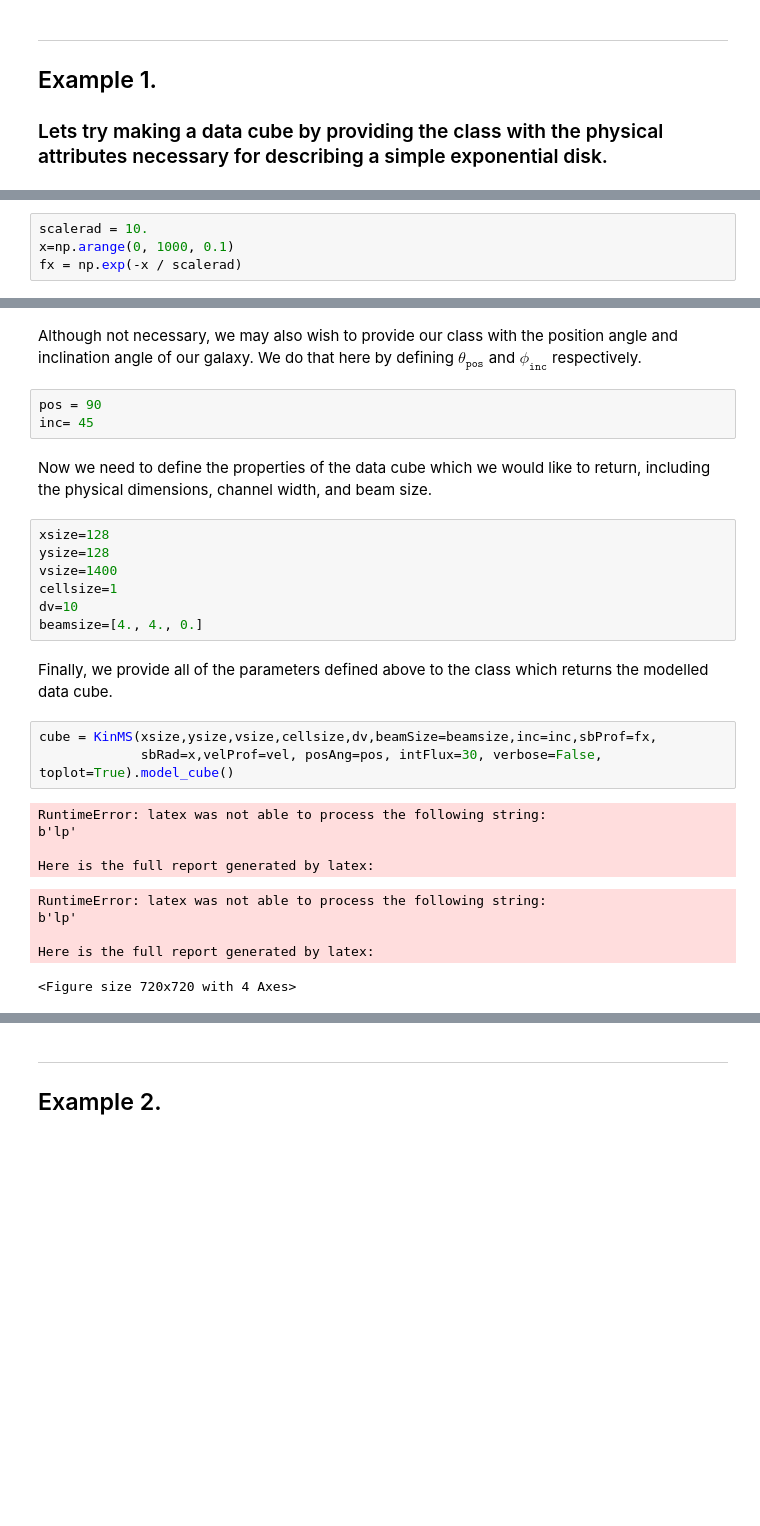
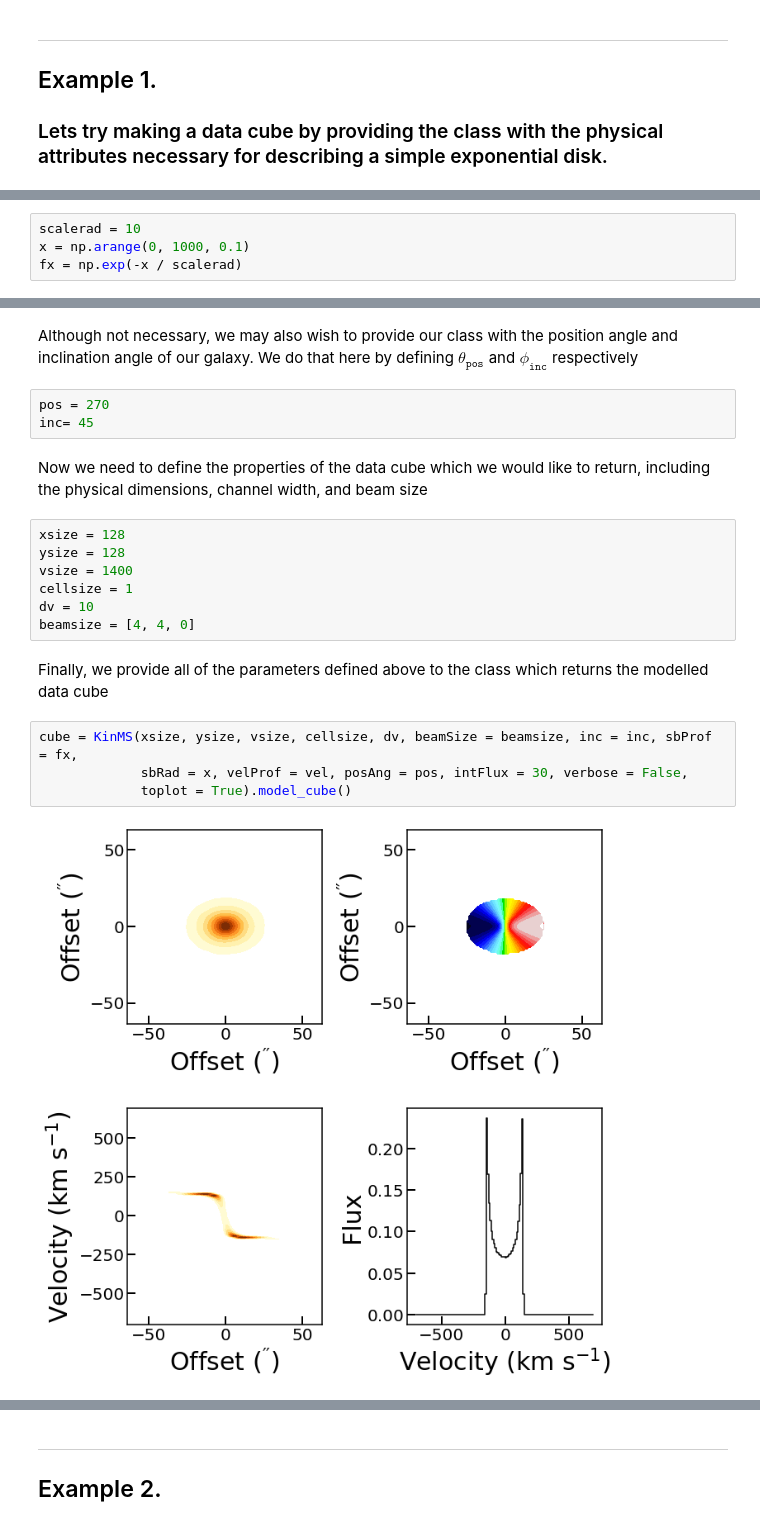
Before and after one commit to TimothyADavis/KinMSpy, a Jupyter notebook: KinMS_example_notebook.ipynb, the cells around one changed output, grey strips where cells are left out. Cells and saved outputs as stored; diff of their text form; blank space fills up the shorter version.

```diff
--- a/KinMS_example_notebook.ipynb
+++ b/KinMS_example_notebook.ipynb
@@ -39,5 +39,5 @@ First lets start by creating a surface brightness profile which decays radially.
 # %%
-scalerad = 10.
-x=np.arange(0, 1000, 0.1)
+scalerad = 10
+x = np.arange(0, 1000, 0.1)
 fx = np.exp(-x / scalerad)
 # %% [markdown]
@@ -48,30 +48,23 @@ vel*=(210 / vel.max()) # Scaling the maximum velocity to 210 km/s
 # %% [markdown]
-Although not necessary, we may also wish to provide our class with the position angle and inclination angle of our galaxy. We do that here by defining $\theta_\texttt{pos}$ and $\phi_\texttt{inc}$ respectively.
+Although not necessary, we may also wish to provide our class with the position angle and inclination angle of our galaxy. We do that here by defining $\theta_\texttt{pos}$ and $\phi_\texttt{inc}$ respectively
 # %%
-pos = 90
+pos = 270
 inc= 45
 # %% [markdown]
-Now we need to define the properties of the data cube which we would like to return, including the physical dimensions, channel width, and beam size.
+Now we need to define the properties of the data cube which we would like to return, including the physical dimensions, channel width, and beam size
 # %%
-xsize=128
-ysize=128
-vsize=1400
-cellsize=1
-dv=10
-beamsize=[4., 4., 0.]
+xsize = 128
+ysize = 128
+vsize = 1400
+cellsize = 1
+dv = 10
+beamsize = [4, 4, 0]
 # %% [markdown]
-Finally, we provide all of the parameters defined above to the class which returns the modelled data cube.
+Finally, we provide all of the parameters defined above to the class which returns the modelled data cube
 # %%
-cube = KinMS(xsize,ysize,vsize,cellsize,dv,beamSize=beamsize,inc=inc,sbProf=fx,
-             sbRad=x,velProf=vel, posAng=pos, intFlux=30, verbose=False, toplot=True).model_cube()
+cube = KinMS(xsize, ysize, vsize, cellsize, dv, beamSize = beamsize, inc = inc, sbProf = fx,
+             sbRad = x, velProf = vel, posAng = pos, intFlux = 30, verbose = False,
+             toplot = True).model_cube()
 # %% [output]
-RuntimeError: latex was not able to process the following string:
-b'lp'
-
-Here is the full report generated by latex:
-RuntimeError: latex was not able to process the following string:
-b'lp'
-
-Here is the full report generated by latex:
-<Figure size 720x720 with 4 Axes>
+[figure, added]
 # %% [markdown]
```
Also changed, not shown: parts of 19 cells of this notebook, 2 other files.
